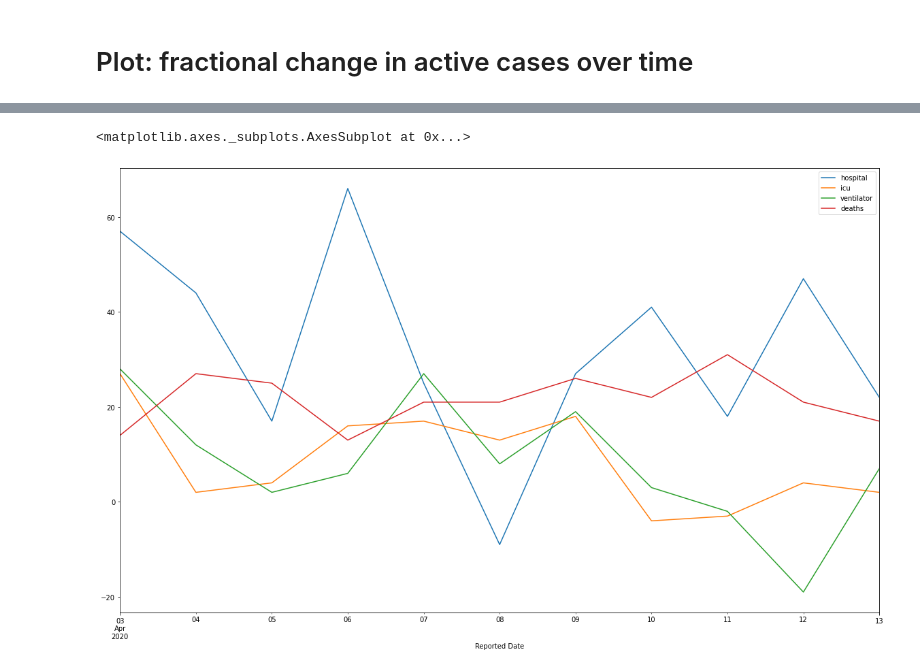
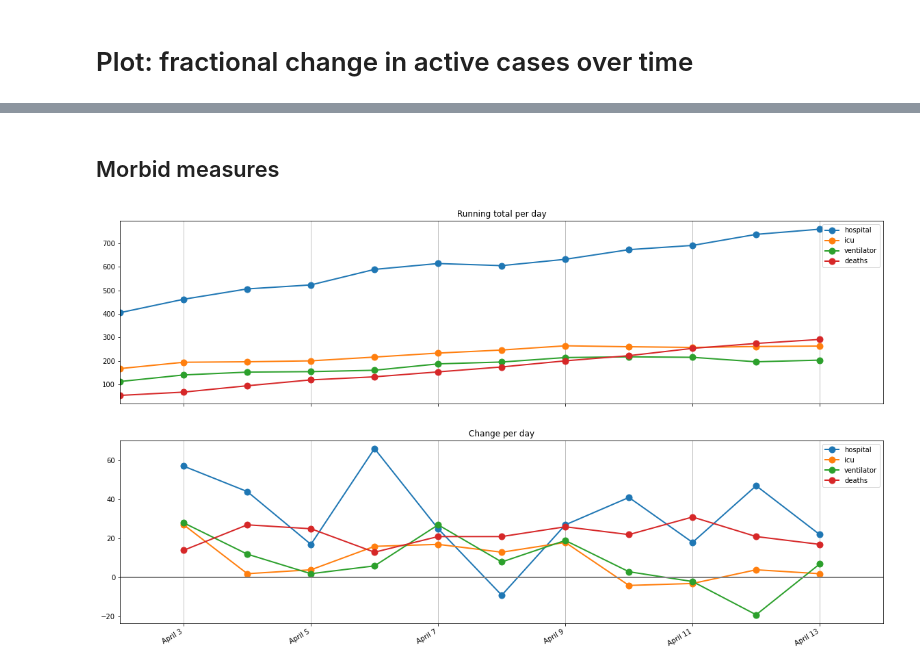
Before and after one commit to rlwelch/covid-ontario, a Jupyter notebook: covid_ontario/covid_ontario_investigation.ipynb, the cells around one changed output, grey strips where cells are left out. Drawn from its saved outputs; the diff is of its cells as text; code cells hidden in the pictures.

Commit message:
Plot nice timeseries of case counts, morbid measures

```diff
--- a/covid_ontario/covid_ontario_investigation.ipynb
+++ b/covid_ontario/covid_ontario_investigation.ipynb
@@ -248,3 +288,5 @@ plt.show()
+# %% [markdown]
+## Morbid measures
 # %%
 morbid_cols = {
     "Number of patients hospitalized with COVID-19": "hospital",
@@ -252,4 +294,4 @@ morbid_cols = {
     "Number of patients in ICU on a ventilator with COVID-19": "ventilator",
     "Deaths": "deaths"
 }
-morbid_measures = tests[morbid_cols].rename(columns=morbid_cols)
+morbid = tests[morbid_cols].rename(columns=morbid_cols)
@@ -258,5 +298,5 @@ d_morbid = morbid_measures - morbid_measures.shift(1)
-# %%
-d_morbid[morbid_change.index > pd.to_datetime("2020-04-02")].tail(20).plot()
-# %% [output]
-<matplotlib.axes._subplots.AxesSubplot at 0x...>
-[figure, removed]
+# %%
+fig = plot_timeline(morbid, "2020-04-02")
+plt.show()
+# %% [output]
+[figure, added]
```
Also changed, not shown: parts of 14 cells of this notebook.
